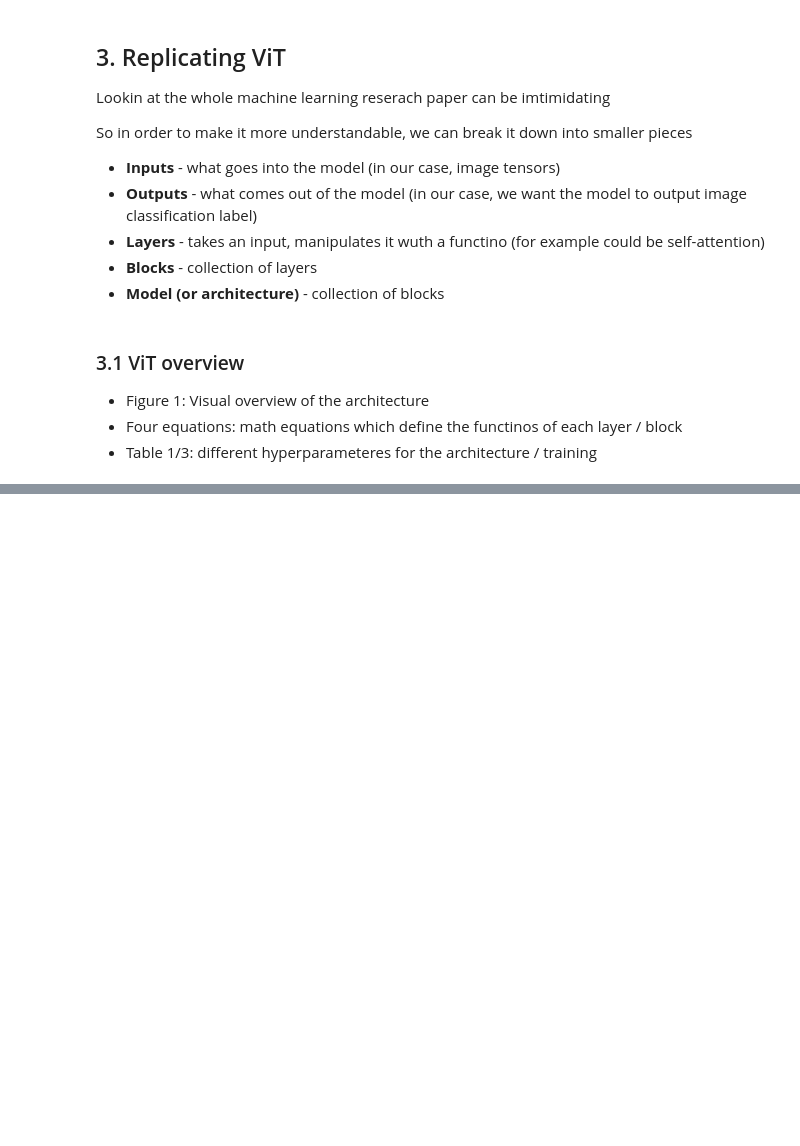
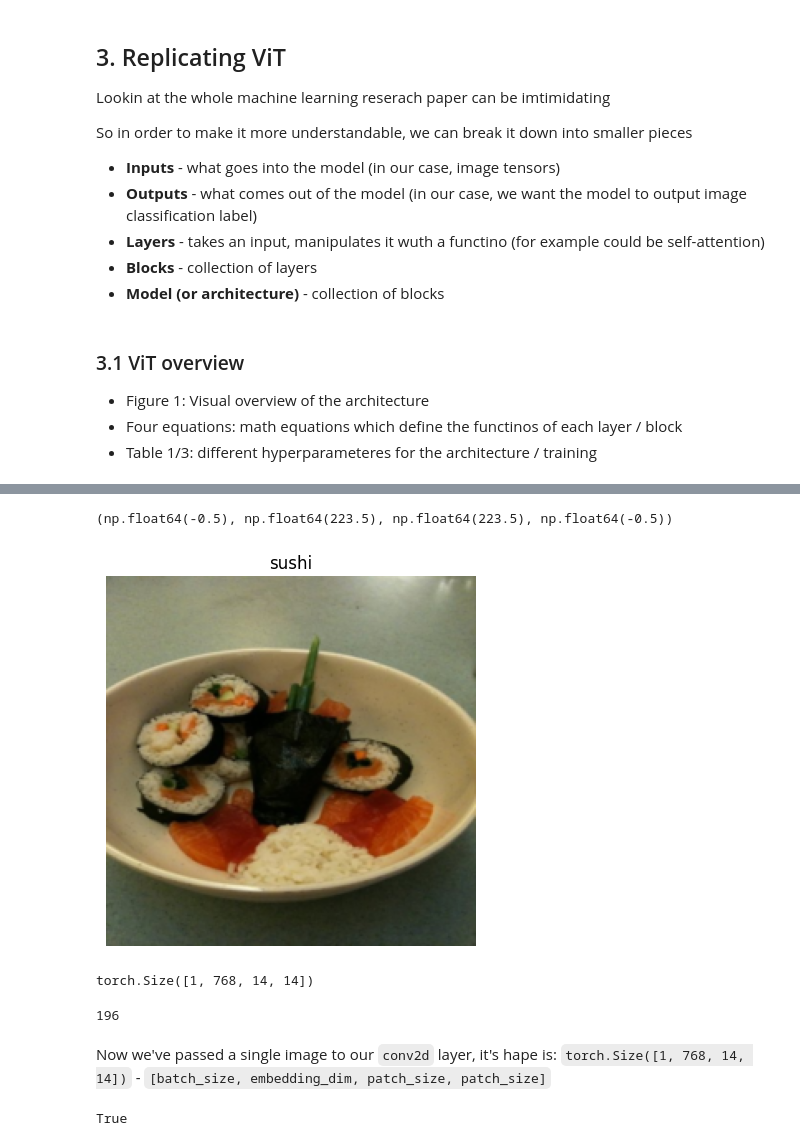
Before and after one commit to mchojna/pytorch-course, a Jupyter notebook: 08_pytorch_paper_replicating/08_pytorch_paper_replicating.ipynb, the cells around one changed output, grey strips where cells are left out. Drawn from its saved outputs; the diff is of its cells as text; code cells hidden in the pictures; blank space fills up the shorter version.

```diff
--- a/08_pytorch_paper_replicating/08_pytorch_paper_replicating.ipynb
+++ b/08_pytorch_paper_replicating/08_pytorch_paper_replicating.ipynb
@@ -135,0 +358,24 @@ So in order to make it more understandable, we can break it down into smaller pi
+# %%
+# View single image
+plt.imshow(image.permute(1, 2, 0))
+plt.title(class_names[label])
+plt.axis(False)
+# %% [output]
+(np.float64(-0.5), np.float64(223.5), np.float64(223.5), np.float64(-0.5))
+[figure, added]
+# %%
+# View single imagePass imaeg through convolutional layer
+image_out_of_conv = conv2d(image.unsqueeze(0)) # add batch dimension -> (batch_size, color_channels, height, width)
+image_out_of_conv.shape
+# %% [output]
+torch.Size([1, 768, 14, 14])
+# %%
+14 * 14
+# %% [output]
+196
+# %% [markdown]
+Now we've passed a single image to our `conv2d` layer, it's hape is: `torch.Size([1, 768, 14, 14])` - `[batch_size, embedding_dim, patch_size, patch_size]`
+# %%
+image_out_of_conv.requires_grad
+# %% [output]
+True
```
Also changed, not shown: parts of 33 cells of this notebook.
